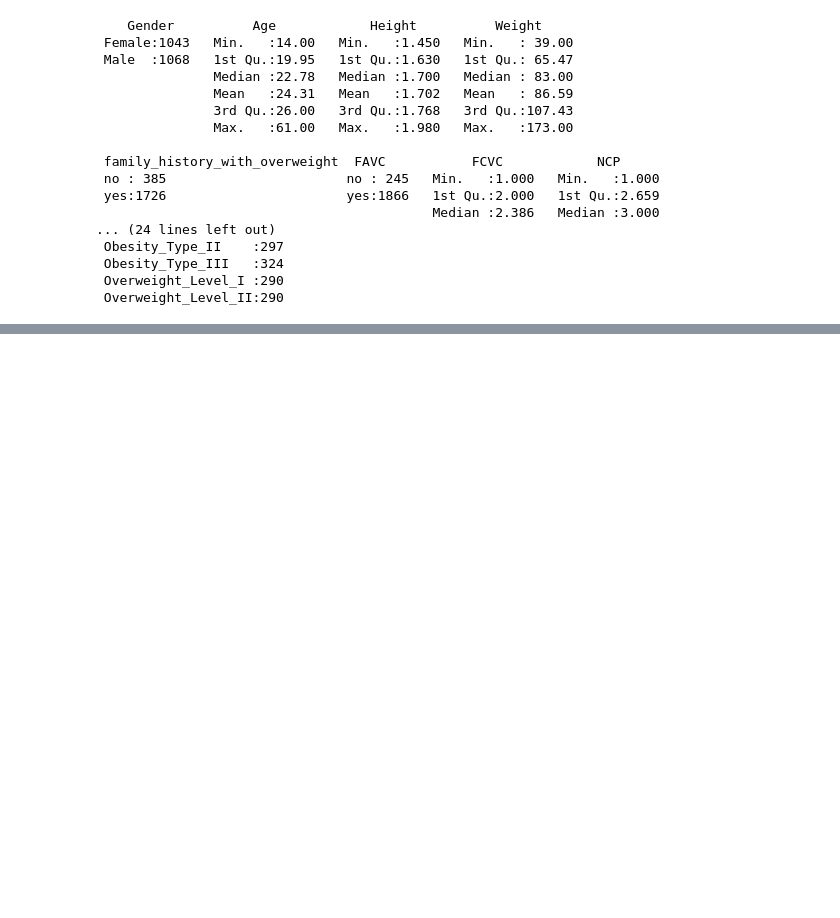
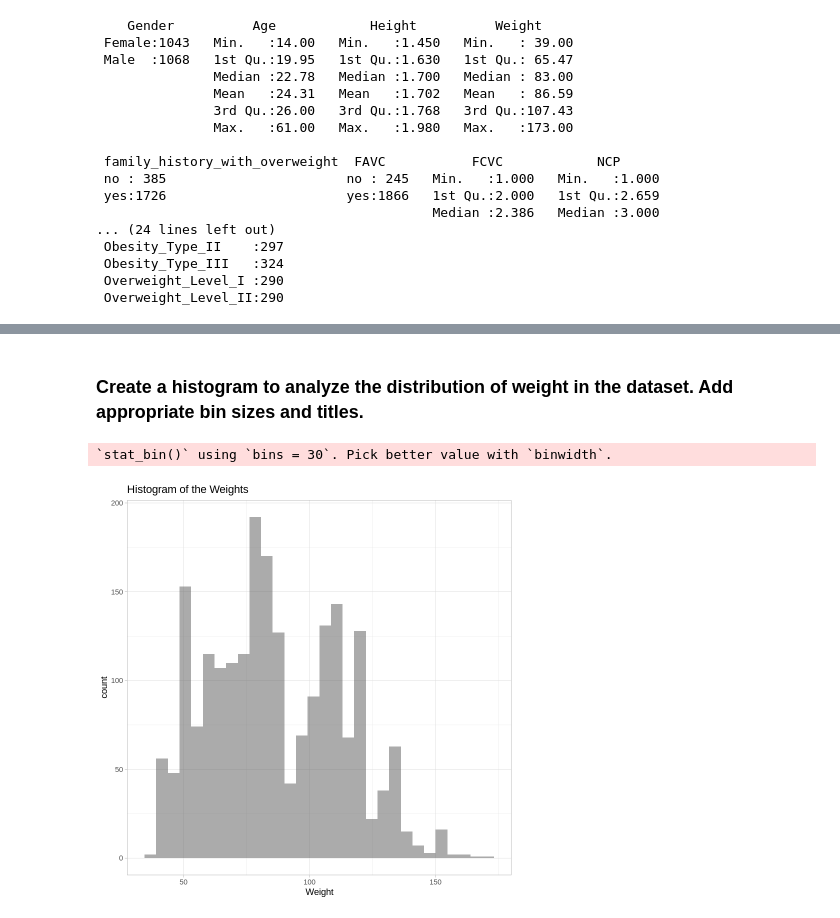
Before and after one commit to ahmedmoustafa/datasets, a Jupyter notebook: obesity/obesity_r_notebook.ipynb, the cells around one changed output, grey strips where cells are left out. Drawn from its saved outputs; the diff is of its cells as text; code cells hidden in the pictures; blank space fills up the shorter version.

```diff
--- a/obesity/obesity_r_notebook.ipynb
+++ b/obesity/obesity_r_notebook.ipynb
@@ -37,0 +78,9 @@ summary(df)
+# %% [markdown]
+### Create a histogram to analyze the distribution of weight in the dataset. Add appropriate bin sizes and titles.
+# %%
+ggplot(df) +
+  geom_histogram(aes(x = Weight), alpha = 0.5) +
+  ggtitle ("Histogram of the Weights")
+# %% [output]
+`stat_bin()` using `bins = 30`. Pick better value with `binwidth`.
+[figure, added]
```
Also changed, not shown: parts of 60 cells of this notebook.
